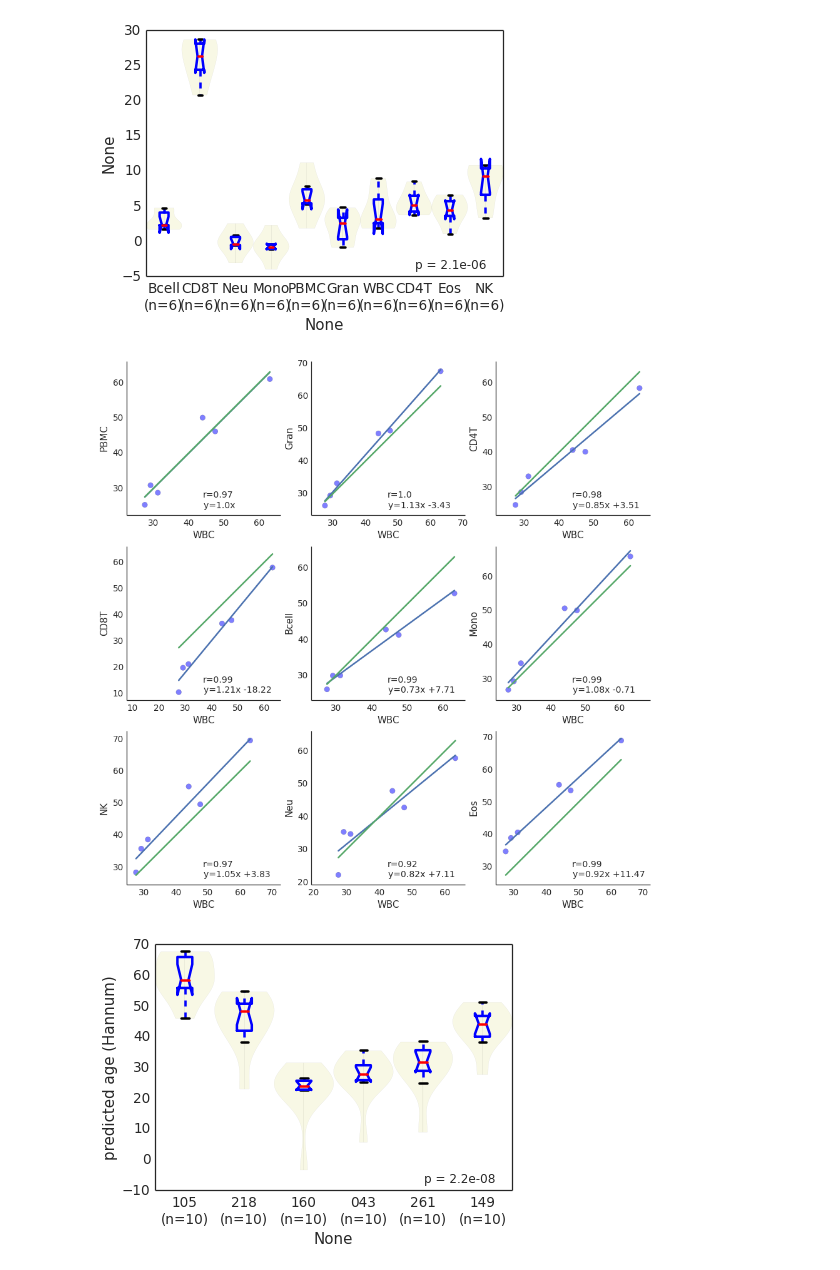
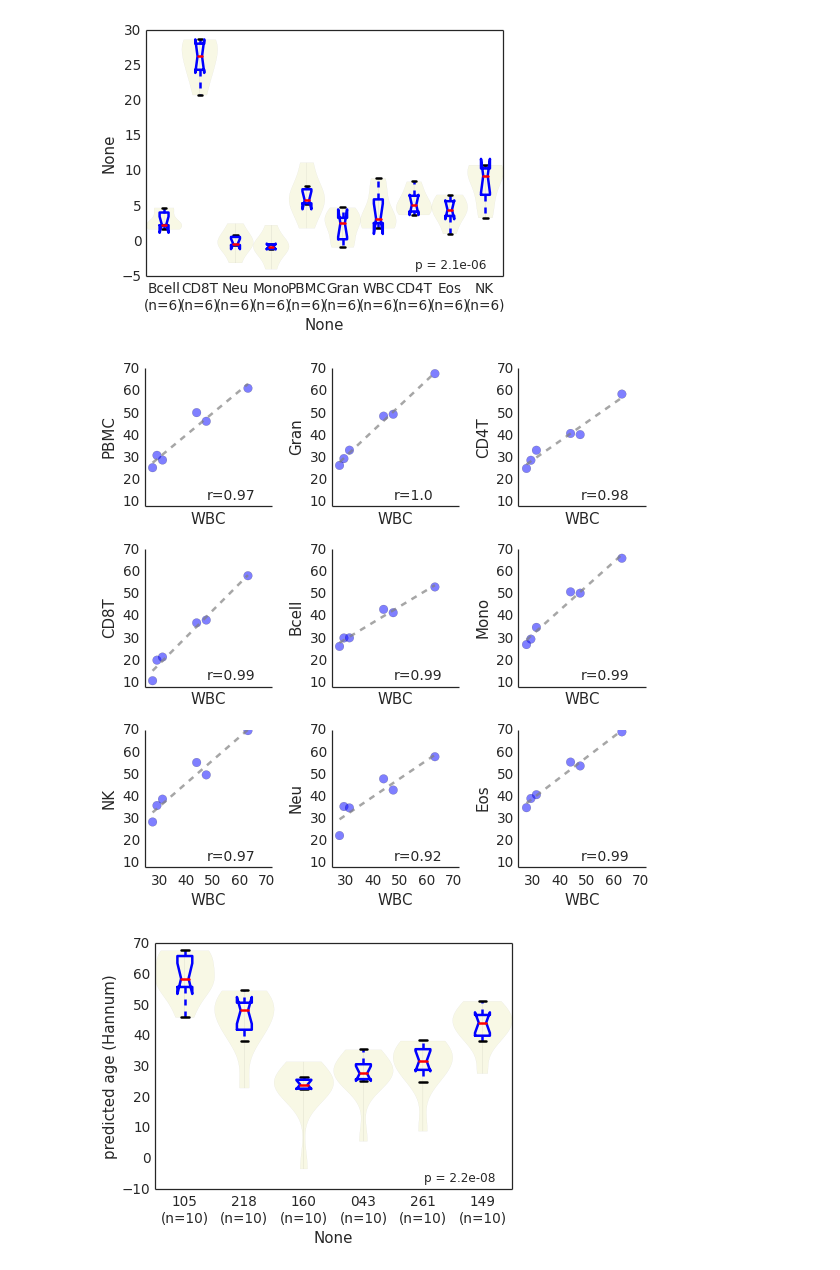
Before and after one commit to theandygross/HIV_Methylation, a Jupyter notebook: Benchmarks/Sorted_Cell_Benchmark.ipynb, the cells around one changed output. Saved outputs shown, nothing was run; the diff lists cells and outputs as text; code cells hidden in the pictures.

```diff
--- a/Benchmarks/Sorted_Cell_Benchmark.ipynb
+++ b/Benchmarks/Sorted_Cell_Benchmark.ipynb
@@ -44,13 +46,21 @@ d2 = df.set_index(1)
 # %%
-fig, axs = subplots(3,3, figsize=(15,15))
+fig, axs = subplots(3,3, figsize=(8,8), sharex=True, sharey=False)
 ct = ['PBMC', 'Gran', 'CD4T', 'CD8T', 'Bcell', 'Mono', 'NK', 'Neu', 'Eos']
 axs = list(flatten(axs))
+ll = [{'color':'grey','alpha':.7, 'ls':'--'}, {'alpha':0}]
 for i,c in enumerate(ct):
-    plot_regression(d2[d2[2]=='WBC'][0], d2[d2[2]==c][0], ax=axs[i])
-    axs[i].set_xlabel('WBC')
-    axs[i].set_ylabel(c)
+    ax = axs[i]
+    plot_regression(d2[d2[2]=='WBC'][0], d2[d2[2]==c][0], ax=ax,
+                    line_args=ll)
+    ax.set_xlabel('WBC')
+    ax.set_ylabel(c)
+    ann = ax.get_children()[4]
+    ann.set_text(ann.get_text().split()[0])
+    ax.set_ybound(8,70)
+fig.tight_layout()
+fig.savefig(FIGDIR + 'housemann_fig.png',dpi=300)
 # %% [output]
-[figure, old version]
+[figure, new version]
 # %%
 violin_plot_pandas(patient_id, hannum)
 # %% [output]
```
Also changed, not shown: parts of 1 cell of this notebook, 12 other files.
